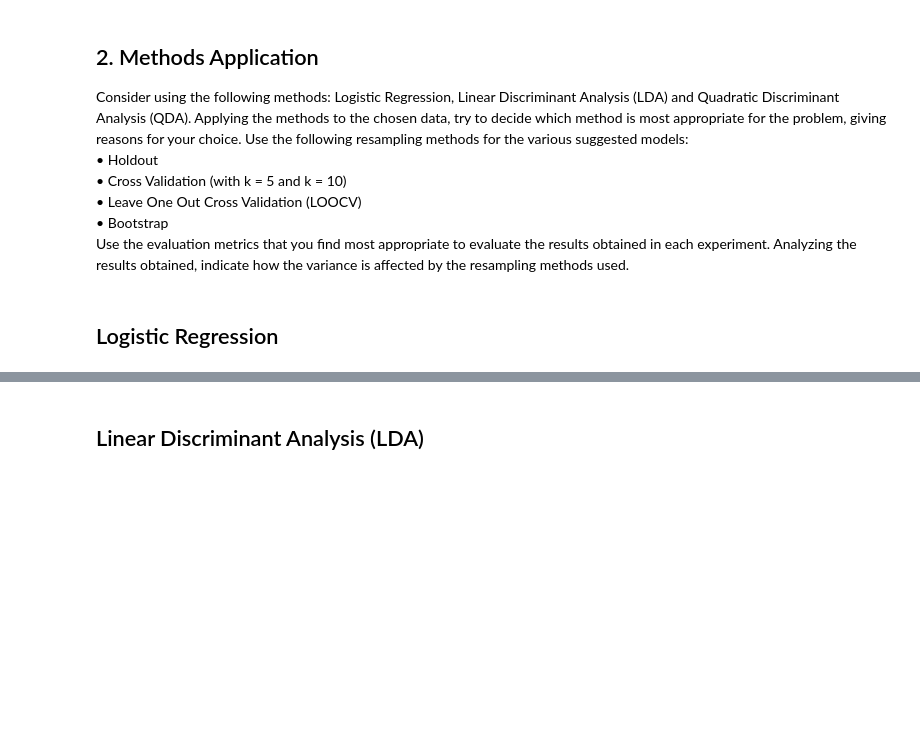
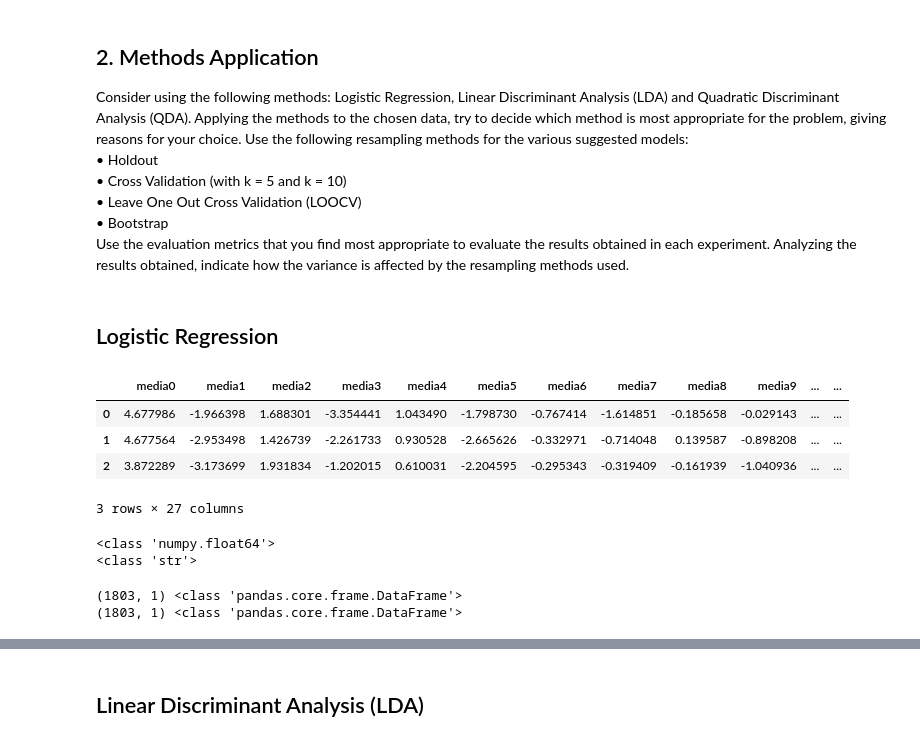
Before and after one commit to qettera/Machine-Learning-Overview, a Jupyter notebook: project.ipynb, the cells around one changed output, grey strips where cells are left out. Cells and saved outputs as stored; diff of their text form; code cells hidden in the pictures; blank space fills up the shorter version.

```diff
--- a/project.ipynb
+++ b/project.ipynb
@@ -252,0 +357,2 @@ resampling methods used.
+# %%
+df = pd.read_csv('all.csv')
@@ -252,0 +364,14 @@ resampling methods used.
+# %%
+df.head(3)
+# %% [output]
+|  | media0 | media1 | media2 | media3 | media4 | media5 | media6 | media7 | media8 | media9 | ... | ... |
+| 0 | 4.677986 | -1.966398 | 1.688301 | -3.354441 | 1.043490 | -1.798730 | -0.767414 | -1.614851 | -0.185658 | -0.029143 | ... | ... |
+| 1 | 4.677564 | -2.953498 | 1.426739 | -2.261733 | 0.930528 | -2.665626 | -0.332971 | -0.714048 | 0.139587 | -0.898208 | ... | ... |
+| 2 | 3.872289 | -3.173699 | 1.931834 | -1.202015 | 0.610031 | -2.204595 | -0.295343 | -0.319409 | -0.161939 | -1.040936 | ... | ... |
+3 rows × 27 columns
+# %%
+print(type(df.media0[0]))
+print(type(df.classe[0]))
+# %% [output]
+<class 'numpy.float64'>
+<class 'str'>
@@ -252,0 +381,6 @@ resampling methods used.
+# %%
+print(x.shape, type(x))
+print(y.shape, type(y))
+# %% [output]
+(1803, 1) <class 'pandas.core.frame.DataFrame'>
+(1803, 1) <class 'pandas.core.frame.DataFrame'>
```
Also changed, not shown: parts of 22 cells of this notebook.
